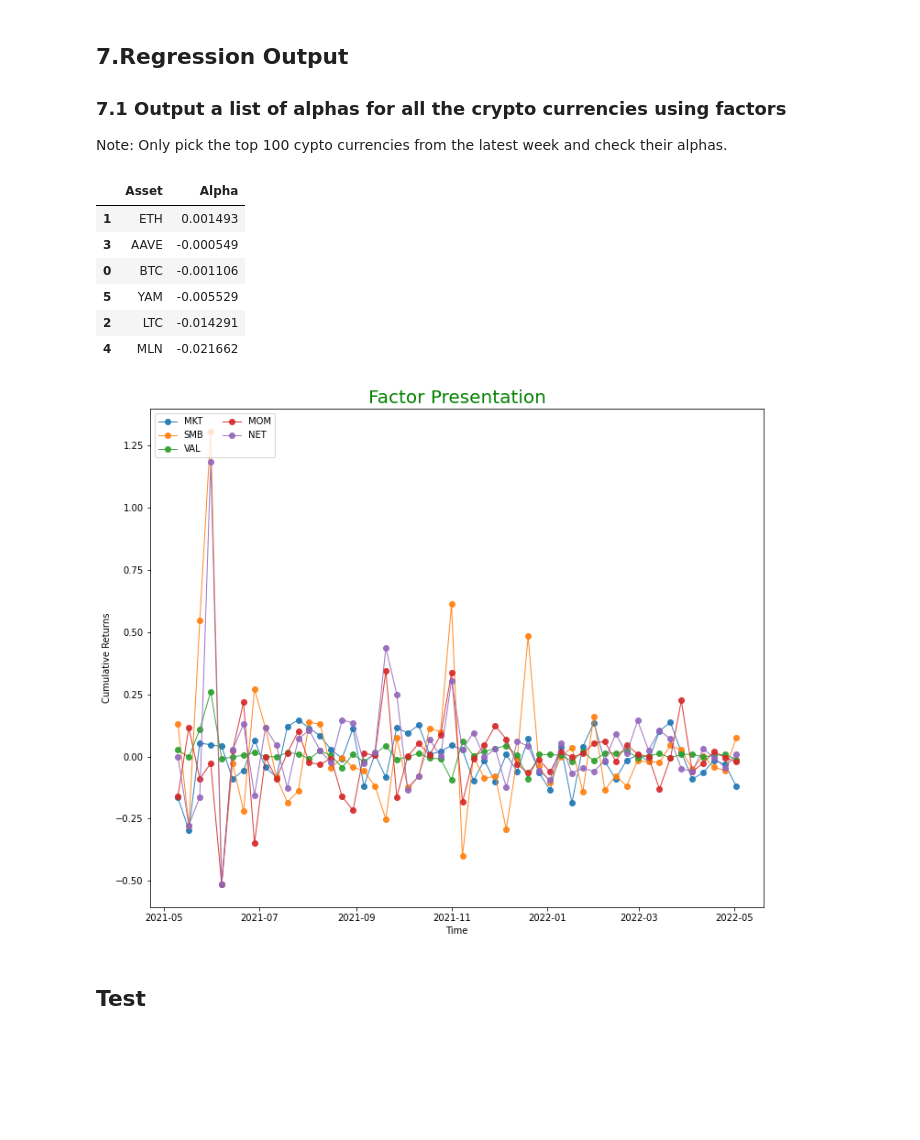
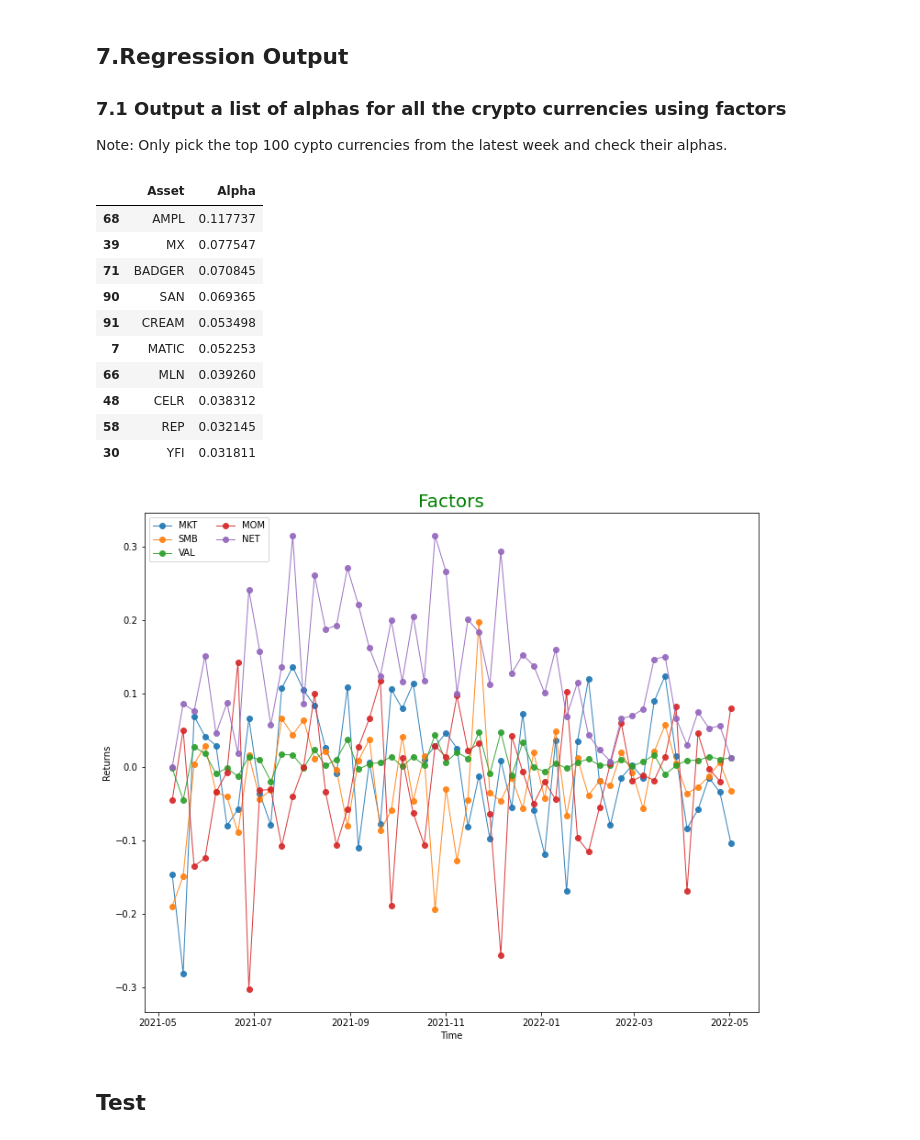
Before and after one commit to PracticumCrypto/C5-Analyzer, a Jupyter notebook: ALL.ipynb, the cells around one changed output. Saved outputs shown, nothing was run; the diff lists cells and outputs as text; code cells hidden in the pictures; blank space fills up the shorter version.

```diff
--- a/ALL.ipynb
+++ b/ALL.ipynb
@@ -210,7 +208,7 @@ def AddReturn(sample: pd.DataFrame):
     Returns:
         fullFrame (pd.DataFrame): DataFrame with a Return Column
     """
-    fullFrame = pd.DataFrame(columns=list(sample.columns).append(['Return','week2_return','Npast52']))
+    fullFrame = pd.DataFrame(columns=list(sample.columns).append(['Return','week2_return','Npast52'，'GrowthRate']))
     for index in sample['Asset'].unique().tolist():
         syntax = f"Asset == '{index}'"
         segment = sample.query(syntax)
@@ -220,6 +218,12 @@ def AddReturn(sample: pd.DataFrame):
         segment = segment.assign(Return = segment.Price.rolling(2).apply(lambda x: (x.iloc[-1]-x.iloc[0])/x.iloc[0]).copy())
         segment = segment.assign(week2_return = segment.Price.rolling(4).apply(lambda x: (x.iloc[-2]-x.iloc[0])/x.iloc[0]))
         segment = segment.assign(Npast52_return = segment.Price.rolling(52).apply(lambda x: (x.iloc[-1]-x.iloc[0])/x.iloc[0]))
+
+        ####add growth rate
+        segment = segment.assign(GrowthRate = segment.ActiveAddress.rolling(2).apply(lambda x: np.log(x.iloc[-1])-np.log(x.iloc[0])
+                                                                                     if ((x.iloc[0]>0 and x.iloc[-1]>0)) else np.nan ))
+
+
         segment = segment[-52:].reset_index(drop=True)
         fullFrame = pd.concat([fullFrame, segment],
                                      ignore_index=True)
@@ -707,3 +771,5 @@ NET.fillna(value=0,
             inplace=True)
 NET['NET'] = NET['long'] - NET['short']
 NET.drop(columns=['short', 'long'])
+NET = NET[['Date','NET']]
+NET.head()
@@ -772,40 +932,44 @@ Alphas = ModelBuild(fullSample, factorList)
 Alphas.head(10)
 # %% [output]
 |  | Asset | Alpha |
-| 1 | ETH | 0.001493 |
-| 3 | AAVE | -0.000549 |
-| 0 | BTC | -0.001106 |
-| 5 | YAM | -0.005529 |
-| 2 | LTC | -0.014291 |
-| 4 | MLN | -0.021662 |
+| 68 | AMPL | 0.117737 |
+| 39 | MX | 0.077547 |
+| 71 | BADGER | 0.070845 |
+| 90 | SAN | 0.069365 |
+| 91 | CREAM | 0.053498 |
+| 7 | MATIC | 0.052253 |
+| 66 | MLN | 0.039260 |
+| 48 | CELR | 0.038312 |
+| 58 | REP | 0.032145 |
+| 30 | YFI | 0.031811 |
 # %%
 from functools import reduce
 factors = reduce(lambda left, right:
                 pd.merge(left,
                         right,
                         on='Date',
                         how='outer'),
                 factorList)
 
 from matplotlib.pyplot import figure
 
 plt.figure(figsize=(12,10))
 
 palette = plt.get_cmap('Set1')
 
 num=0
 for column in factors.drop('Date', axis=1):
     num+=1
     plt.plot(factors['Date'], factors[column], marker='o',  linewidth=1, alpha=0.9, label=column)
 
 
 plt.legend(loc=2, ncol=2)
-plt.title("Factor Presentation", loc='center', fontsize=20, fontweight=0, color='green')
+plt.title("Factors", loc='center', fontsize=20, fontweight=0, color='green')
 plt.xlabel("Time")
-plt.ylabel("Cumulative Returns")
+plt.ylabel("Returns")
 plt.show()
 # %% [output]
-[figure, old version]
+[figure, new version]
 # %% [markdown]
 ## Test
 # %%
```
Also changed, not shown: parts of 25 cells of this notebook.
